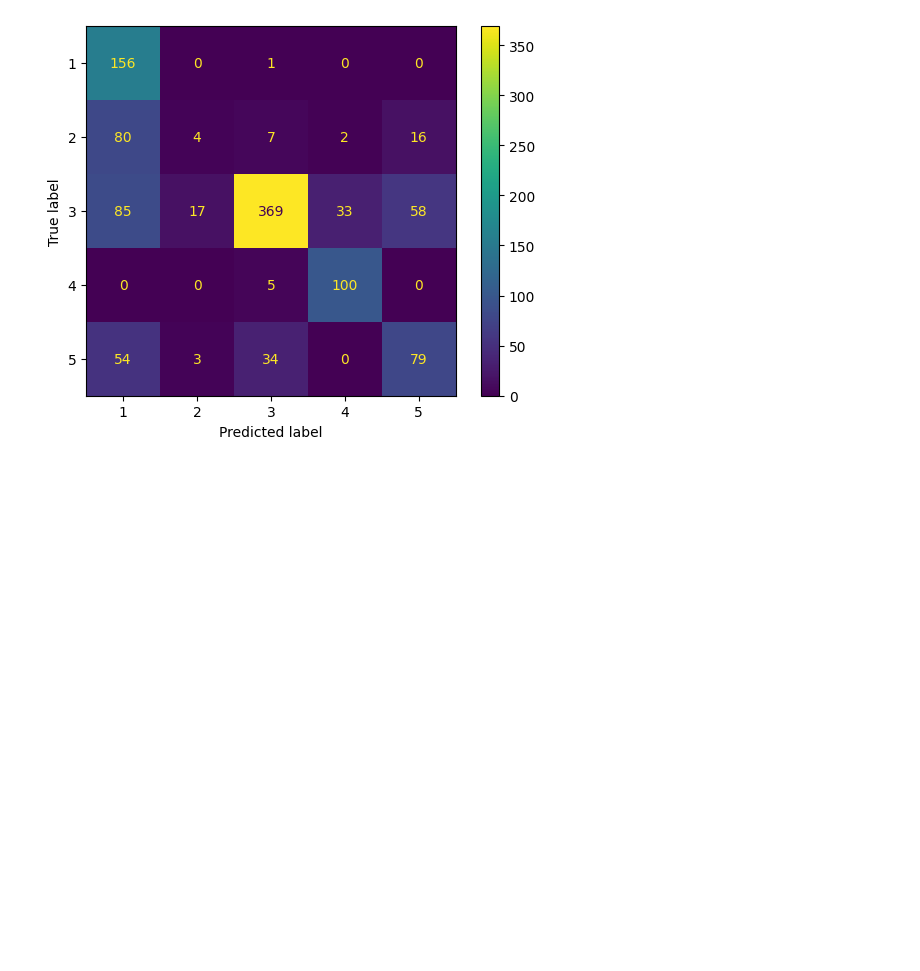
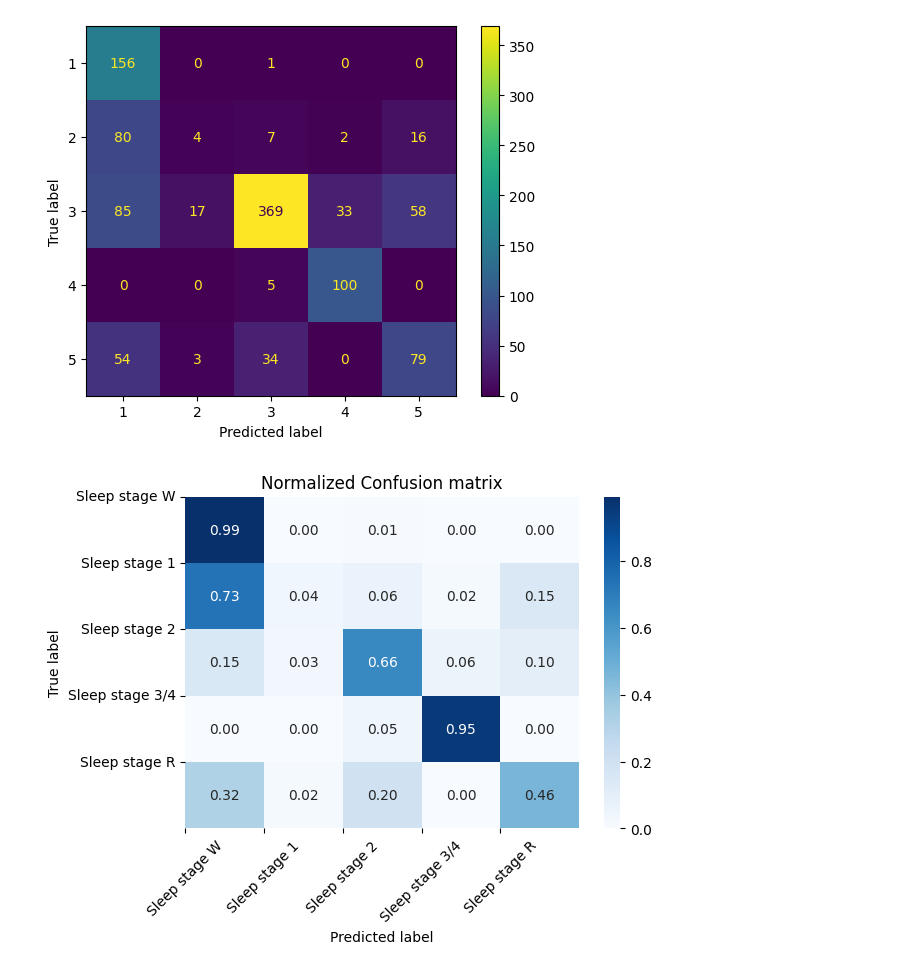
Before and after one commit to Park-HY-00/SleepStageClassification, a Jupyter notebook: mne_5class.ipynb, the cells around one changed output. Saved outputs shown, nothing was run; the diff lists cells and outputs as text; code cells hidden in the pictures; blank space fills up the shorter version.

Commit message:
Add normalized confusion matrix

```diff
--- a/mne_5class.ipynb
+++ b/mne_5class.ipynb
@@ -270,0 +274,19 @@ plt.show()
+# %%
+
+# Normalized confusion matrix
+cm = confusion_matrix(y_test, y_pred)
+cm_normalized = cm.astype(float) / cm.sum(axis=1)[:, np.newaxis] #합이 1이 되록 각  데이터 스케일링
+
+# Plot confusion matrix
+fig, ax = plt.subplots(1)
+sns.heatmap(cm_normalized, annot=True, fmt='.2f', xticklabels=event_id.keys(), yticklabels=event_id.keys(), cmap=plt.cm.Blues)
+ax.set(title='Normalized Confusion matrix')
+tick_marks = np.arange(len(event_id.keys()))
+plt.xticks(tick_marks, event_id.keys(), rotation=45)
+plt.yticks(tick_marks, event_id.keys())
+fig.tight_layout()
+ax.set(ylabel='True label', xlabel='Predicted label')
+
+plt.show()
+# %% [output]
+[figure, added]
```
Also changed, not shown: parts of 3 cells of this notebook.
